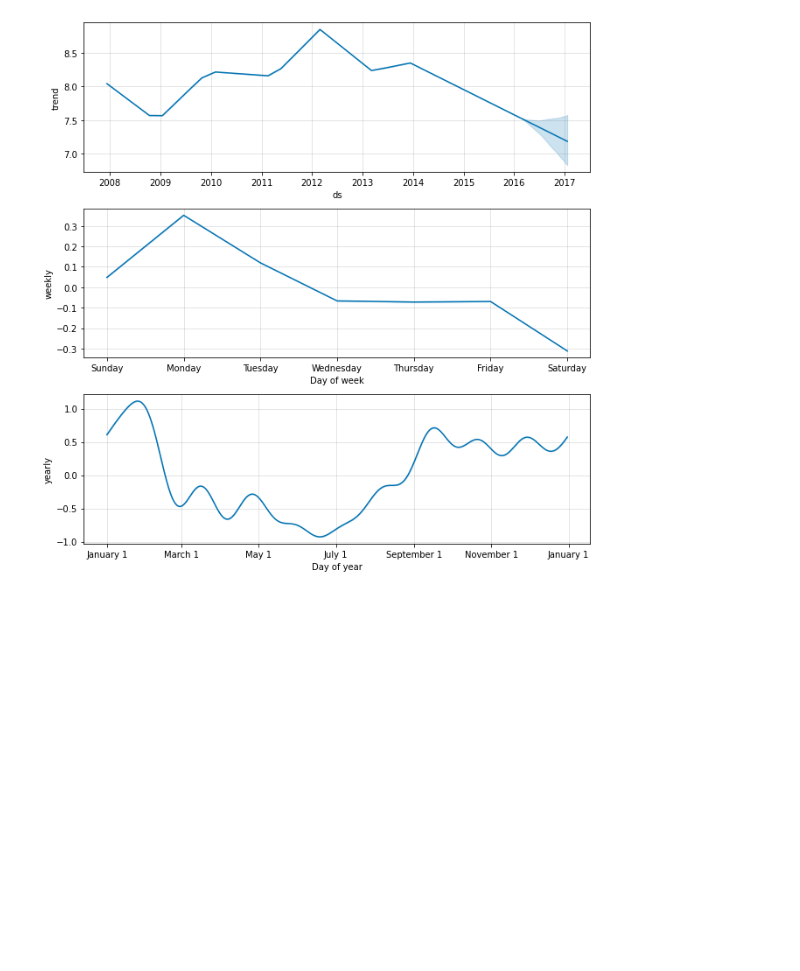
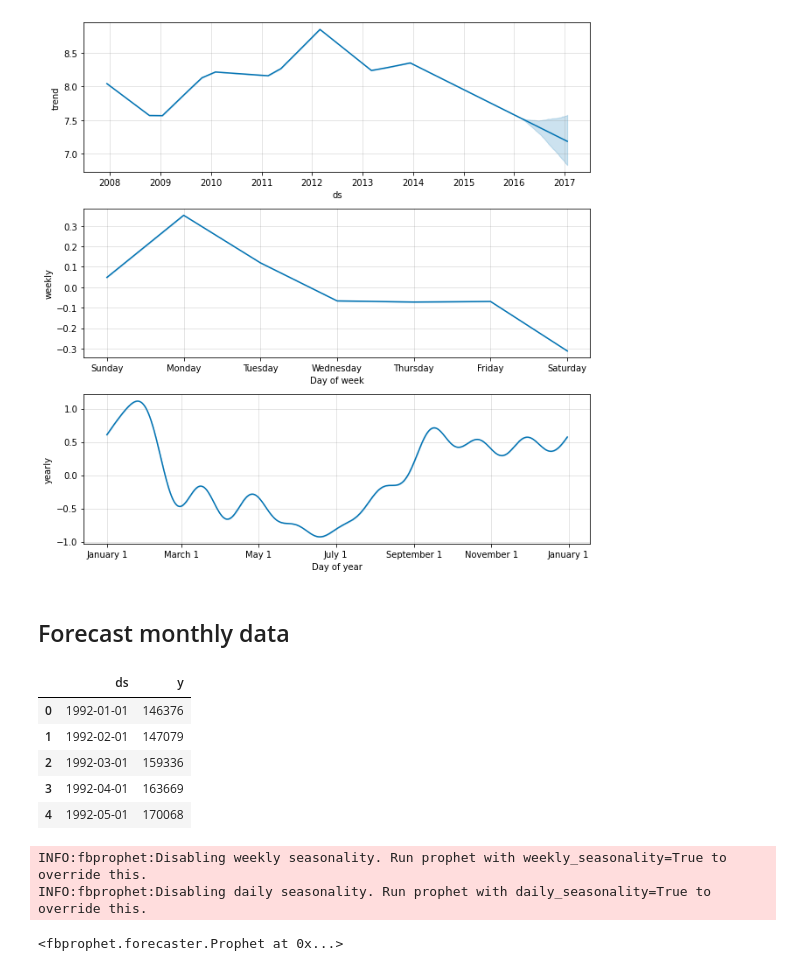
Before and after one commit to raysunau/python_data_analytics, a Jupyter notebook: Python_time series_forecast.ipynb, the cells around one changed output. Drawn from its saved outputs; the diff is of its cells as text; code cells hidden in the pictures; blank space fills up the shorter version.

```diff
--- a/Python_time series_forecast.ipynb
+++ b/Python_time series_forecast.ipynb
@@ -52,3 +52,25 @@ fig1 = m.plot(forecast)
 fig2 = m.plot_components(forecast)
 # %% [output]
 [figure]
+# %% [markdown]
+## Forecast monthly data
+# %%
+url = "https://raw.githubusercontent.com/facebook/prophet/master/examples/example_retail_sales.csv"
+
+
+df = pd.read_csv(url)
+df.head()
+# %% [output]
+|  | ds | y |
+| 0 | 1992-01-01 | 146376 |
+| 1 | 1992-02-01 | 147079 |
+| 2 | 1992-03-01 | 159336 |
+| 3 | 1992-04-01 | 163669 |
+| 4 | 1992-05-01 | 170068 |
+# %%
+m = Prophet()
+m.fit(df)
+# %% [output]
+INFO:fbprophet:Disabling weekly seasonality. Run prophet with weekly_seasonality=True to override this.
+INFO:fbprophet:Disabling daily seasonality. Run prophet with daily_seasonality=True to override this.
+<fbprophet.forecaster.Prophet at 0x...>
```
Also changed, not shown: parts of 4 cells of this notebook, 1 other file.
